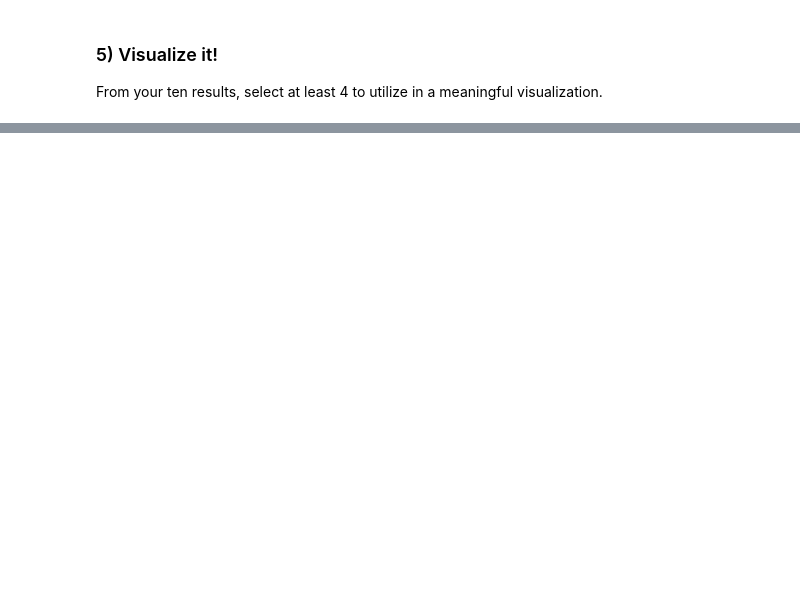
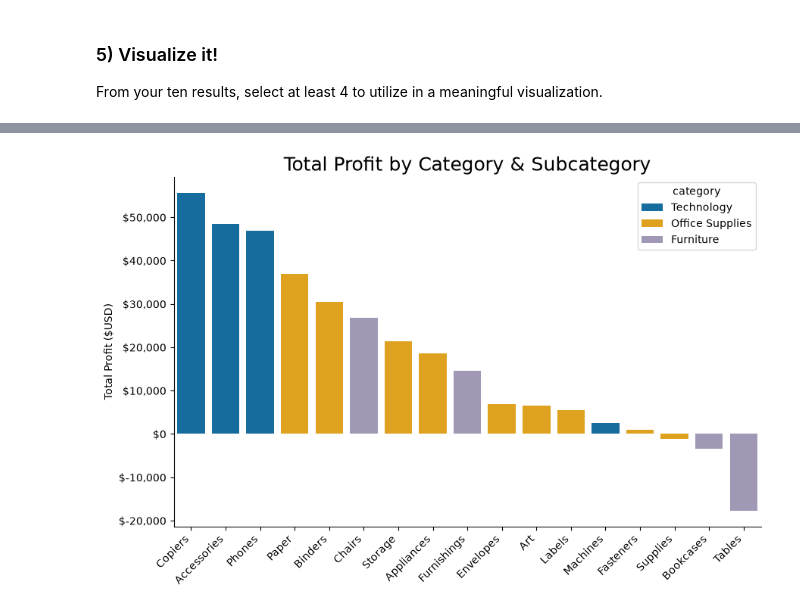
Before and after one commit to max-reevage/DataAnalysisModule3, a Jupyter notebook: Week4/notebooks/superstore_sales_workflow.ipynb, the cells around one changed output, grey strips where cells are left out. Saved outputs shown, nothing was run; the diff lists cells and outputs as text; code cells hidden in the pictures; blank space fills up the shorter version.

Commit message:
Week 4 almost complete except for 2 visualizations.

```diff
--- a/Week4/notebooks/superstore_sales_workflow.ipynb
+++ b/Week4/notebooks/superstore_sales_workflow.ipynb
@@ -208,0 +226,13 @@ result3
+# %%
+query3 = """
+select
+p.category,
+p.subcategory,
+sum(od.profit) as total_profit
+from products p
+join order_details od on p.product_id = od.product_id
+group by p.category, p.subcategory
+order by total_profit desc;
+"""
+result3 = pd.read_sql(query3, conn)
+result3
@@ -281,0 +431,26 @@ plt.show()
+# %%
+# visualization one code here
+
+plt.figure(figsize=(10,6))
+colors = {
+    'Technology': '#0072b2',
+    'Office Supplies': "#ffae00",
+    'Furniture': "#9e93ba"
+}
+sns.barplot(result3, x='subcategory', y='total_profit', palette=colors, hue='category', legend=True, errorbar=None)
+plt.title('Total Profit by Category & Subcategory',fontsize=18)
+plt.xlabel(None)
+plt.ylabel('Total Profit ($USD)')
+
+plt.xticks(rotation=45, ha='right')
+plt.ticklabel_format(style='plain', axis='y')
+
+plt.ticklabel_format(style='plain', axis='y')
+
+ax = plt.gca()
+ax.yaxis.set_major_formatter(mticker.FuncFormatter(lambda x, _: f'${x:,.0f}'))
+
+sns.despine()
+plt.show()
+# %% [output]
+[figure, added]
```
Also changed, not shown: parts of 25 cells of this notebook, 1 other file.
